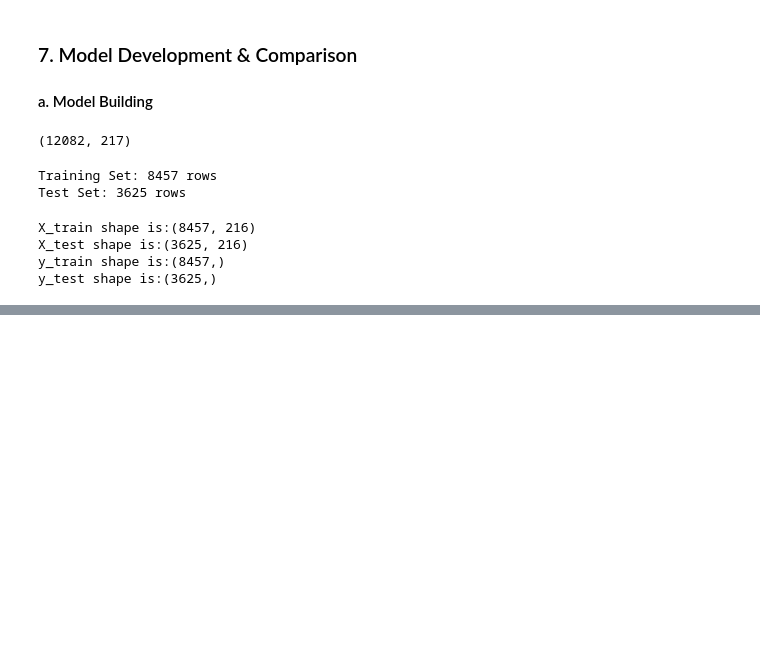
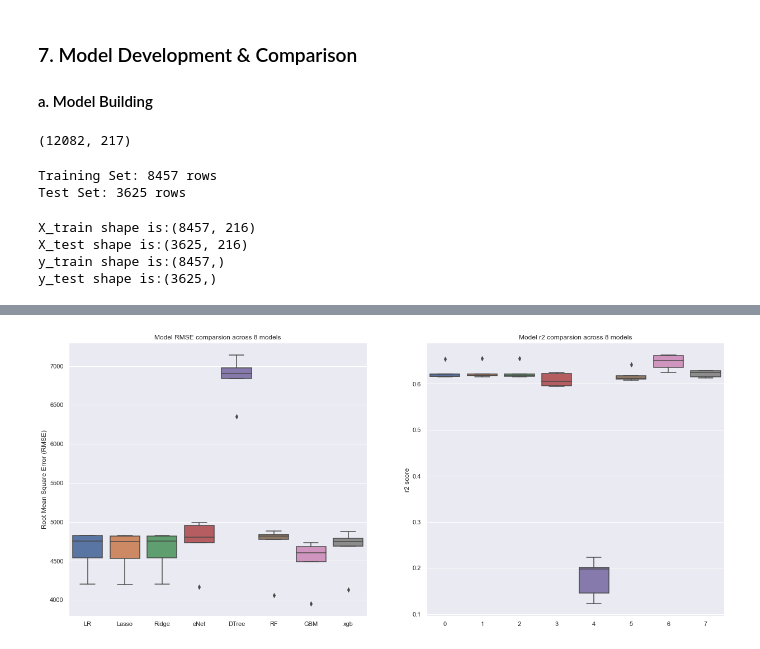
Before and after one commit to nipun-goyal/Residential-Energy-Consumption-Prediction, a Jupyter notebook: 1.0-Residential-Energy-Modeling.ipynb, the cells around one changed output, grey strips where cells are left out. Drawn from its saved outputs; the diff is of its cells as text; code cells hidden in the pictures; blank space fills up the shorter version.

Commit message:
model training code updated

```diff
--- a/1.0-Residential-Energy-Modeling.ipynb
+++ b/1.0-Residential-Energy-Modeling.ipynb
@@ -1460,0 +1291,3 @@ R2: 0.6453359509119456
+# %%
+scaler = preprocessing.StandardScaler().fit(X_train)
+X_train_transformed = scaler.transform(X_train)
@@ -1460,0 +1296,24 @@ R2: 0.6453359509119456
+# %%
+models = []
+models.append(('LR', LinearRegression()))
+models.append(('Lasso', Lasso()))
+models.append(('Ridge', Ridge()))
+models.append(('eNet', ElasticNet()))
+models.append(('DTree', DecisionTreeRegressor()))
+models.append(('RF', RandomForestRegressor()))
+models.append(('GBM', GradientBoostingRegressor()))
+models.append(('xgb', xgb.XGBRegressor(objective = "reg:linear")))
+# %%
+RMSE = []
+R2 = []
+names = []
+scoring = {'rmse': 'neg_root_mean_squared_error',
+           'r2': 'r2'
+           }
+# %%
+for name, model in models:
+    kfold = KFold(n_splits = 5, random_state = 1, shuffle = True)
+    cv_results = cross_validate(model, X_train_transformed, y_train, cv=kfold, scoring=scoring)
+    RMSE.append(cv_results['test_rmse']*-1)
+    R2.append(cv_results['test_r2'])
+    names.append(name)
@@ -1460,0 +1326,18 @@ R2: 0.6453359509119456
+# %%
+plt.figure(figsize=(21,9))
+
+ax1 = plt.subplot(1,2,1)
+sns.boxplot(data = RMSE)
+ax1.set_xticklabels(names)
+ax1.set_ylabel("Root Mean Square Error (RMSE)")
+ax1.set_title("Model RMSE comparsion across 8 models")
+
+ax2 = plt.subplot(1,2,2)
+sns.boxplot(data = R2)
+ax1.set_xticklabels(names)
+ax2.set_ylabel("r2 score")
+ax2.set_title("Model r2 comparsion across 8 models")
+
+plt.show()
+# %% [output]
+[figure, added]
```
Also changed, not shown: parts of 21 cells of this notebook.
